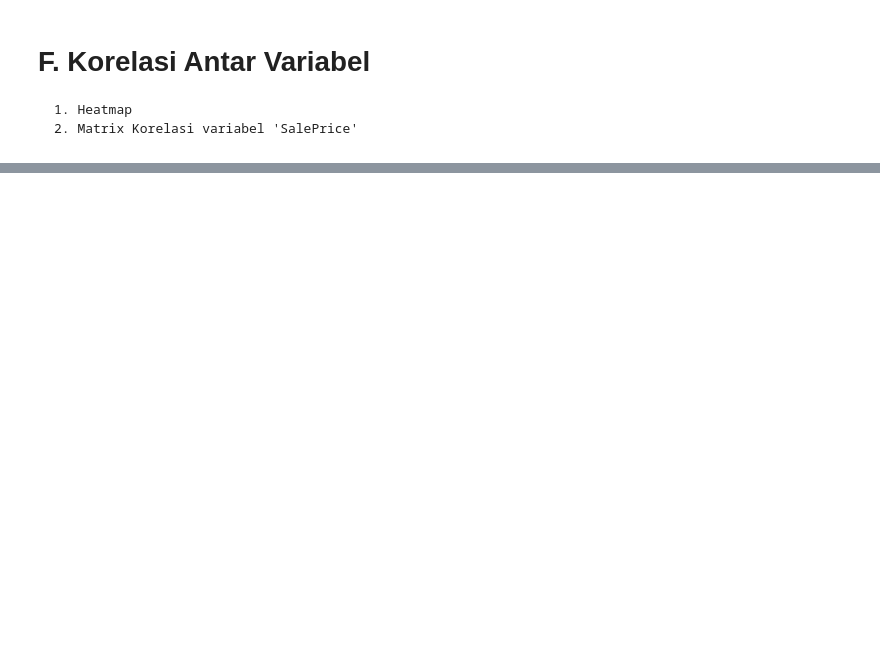
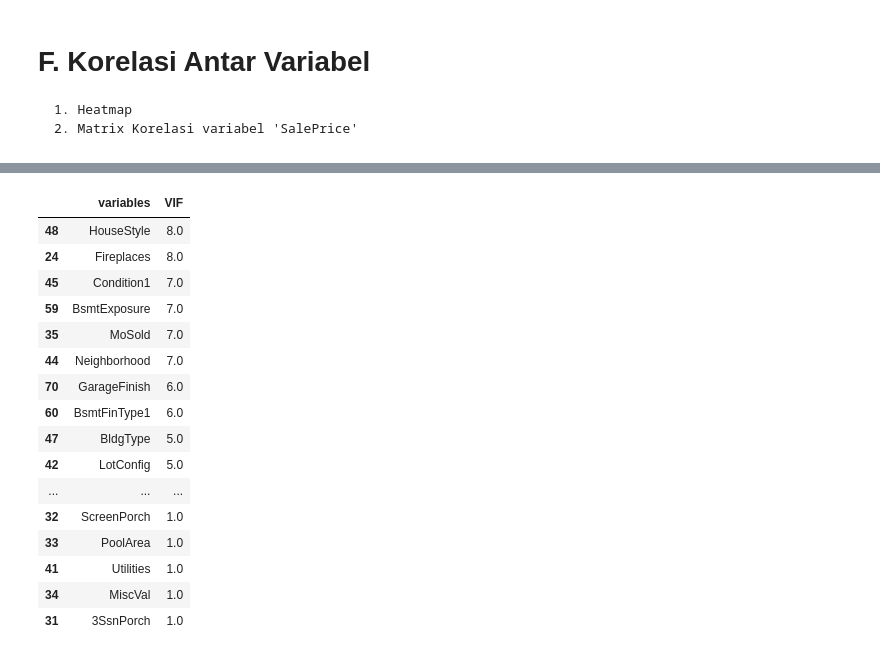
Before and after one commit to universeinme/Journal, a Jupyter notebook: python/hp-rat/processor.ipynb, the cells around one changed output, grey strips where cells are left out. Cells and saved outputs as stored; diff of their text form; code cells hidden in the pictures; blank space fills up the shorter version.

```diff
--- a/python/hp-rat/processor.ipynb
+++ b/python/hp-rat/processor.ipynb
@@ -191,0 +487,40 @@ sns.heatmap(korelasi_matrix, vmax=.9, mask = np.triu(np.ones_like(korelasi_matri
+# %%
+from statsmodels.stats.outliers_influence import variance_inflation_factor
+def hitung_vif(X):
+    vif = pd.DataFrame();
+    vif["variables"] = X.columns
+    vif["VIF"] = [variance_inflation_factor(X.values, i) for i in range(X.shape[1])]
+    return(vif)
+# %%
+# Encode kategorikal untuk melihat multikolinearitas
+for i in df2_categoric:
+    df2_categoric[i] = df2_categoric[i].astype('category').cat.codes
+# %%
+# Menggabungkan numerik dan kategorikal
+df2_categoric = df2_categoric.reset_index()
+df2_numeric = df2_numeric.reset_index()
+df3_merged = pd.merge(df2_numeric, df2_categoric, how = 'inner', on = 'Id')
+# %%
+X = df3_merged.drop('SalePrice',1)
+vif = hitung_vif(X)
+vif = vif.sort_values('VIF', ascending=False)
+vif['VIF'] = round(vif.VIF)
+vif[vif.VIF < 10]
+# %% [output]
+|  | variables | VIF |
+| 48 | HouseStyle | 8.0 |
+| 24 | Fireplaces | 8.0 |
+| 45 | Condition1 | 7.0 |
+| 59 | BsmtExposure | 7.0 |
+| 35 | MoSold | 7.0 |
+| 44 | Neighborhood | 7.0 |
+| 70 | GarageFinish | 6.0 |
+| 60 | BsmtFinType1 | 6.0 |
+| 47 | BldgType | 5.0 |
+| 42 | LotConfig | 5.0 |
+| ... | ... | ... |
+| 32 | ScreenPorch | 1.0 |
+| 33 | PoolArea | 1.0 |
+| 41 | Utilities | 1.0 |
+| 34 | MiscVal | 1.0 |
+| 31 | 3SsnPorch | 1.0 |
```
Also changed, not shown: parts of 27 cells of this notebook.
